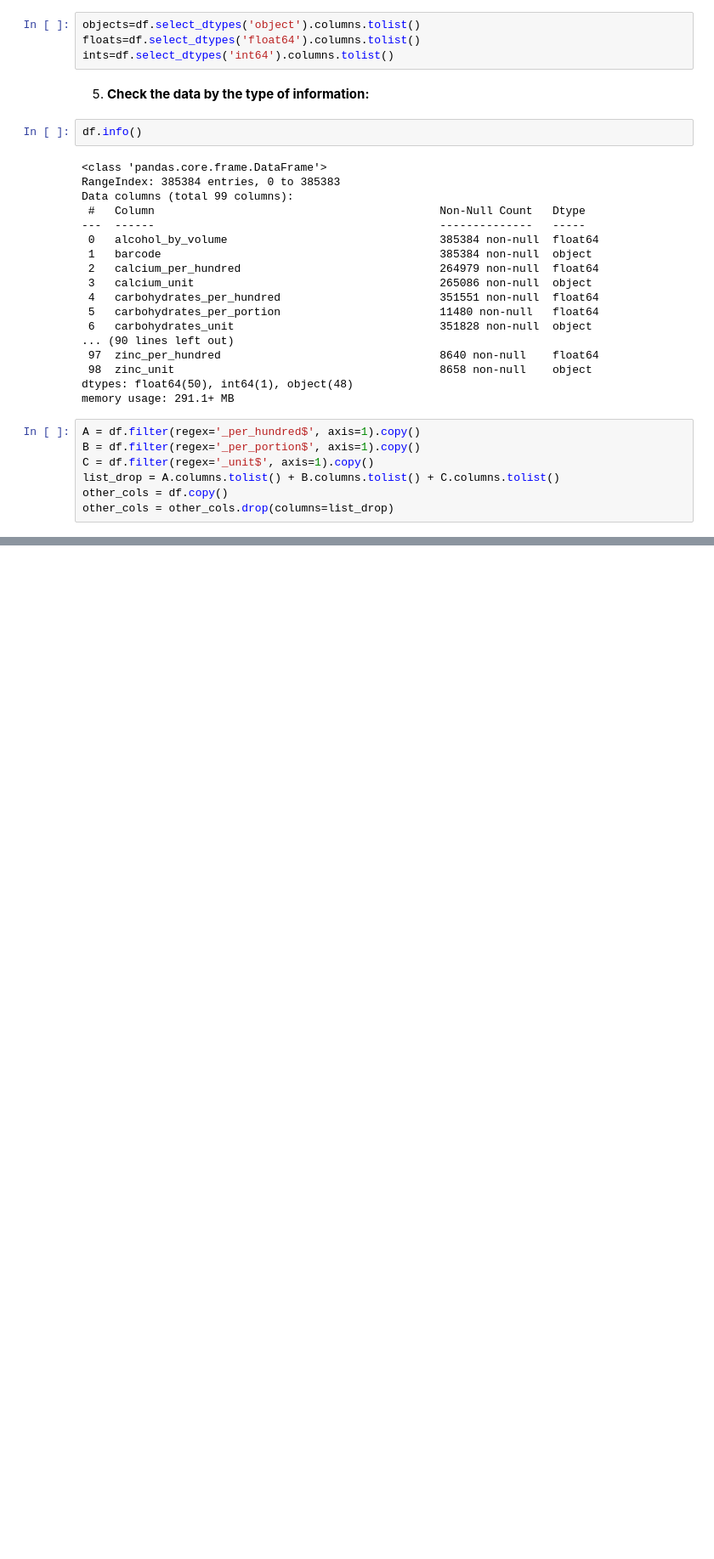
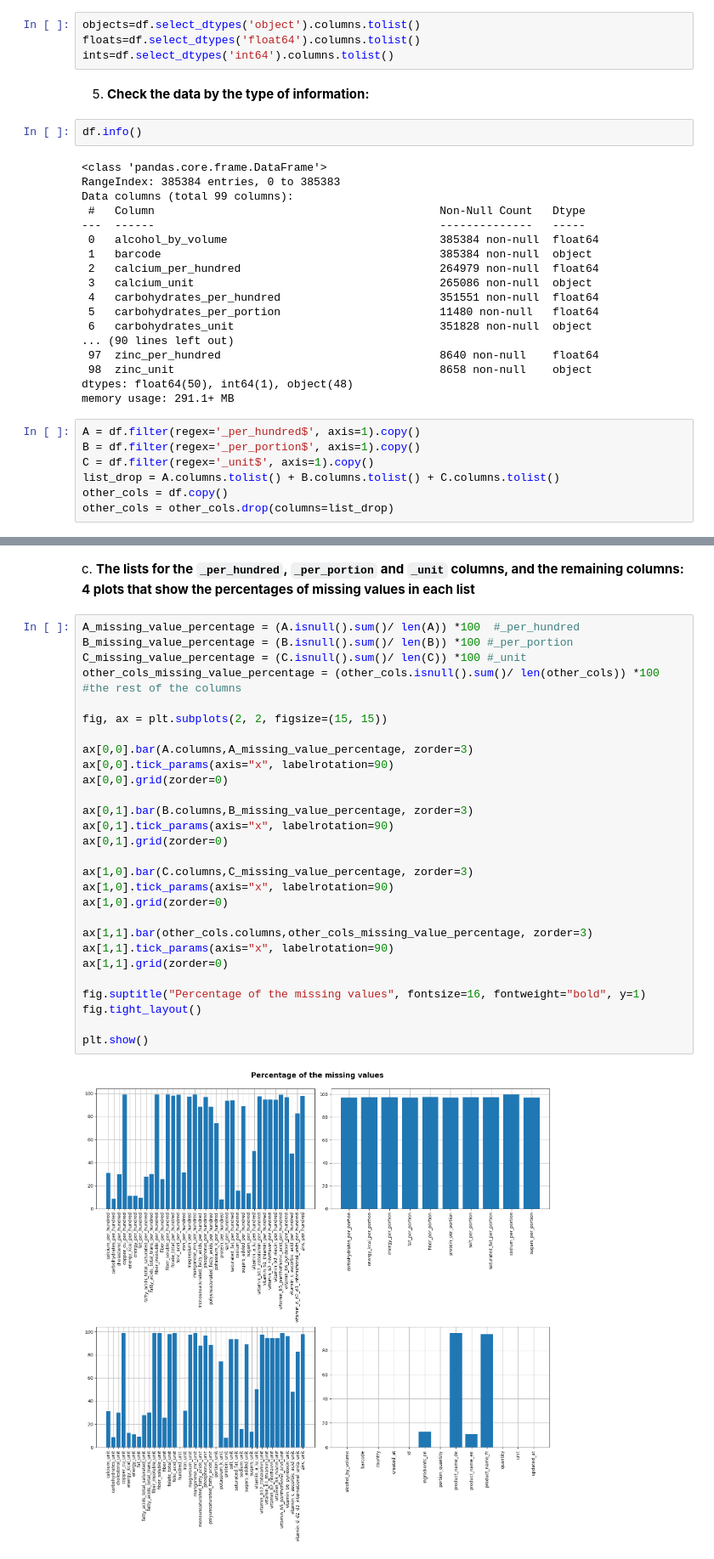
Before and after one commit to maharhandi/Intro_data_analysis, a Jupyter notebook: OpenFood/OpenFood_data_analysis.ipynb, the cells around one changed output, grey strips where cells are left out. Shown at 85% size. Drawn from its saved outputs; the diff is of its cells as text; blank space fills up the shorter version.

```diff
--- a/OpenFood/OpenFood_data_analysis.ipynb
+++ b/OpenFood/OpenFood_data_analysis.ipynb
@@ -104,0 +184,32 @@ other_cols = other_cols.drop(columns=list_drop)
+# %% [markdown]
+   c. **The lists for the `_per_hundred`, `_per_portion` and `_unit` columns, and the remaining columns: 4 plots that show the percentages of missing values in each list**
+# %%
+A_missing_value_percentage = (A.isnull().sum()/ len(A)) *100  #_per_hundred
+B_missing_value_percentage = (B.isnull().sum()/ len(B)) *100 #_per_portion
+C_missing_value_percentage = (C.isnull().sum()/ len(C)) *100 #_unit
+other_cols_missing_value_percentage = (other_cols.isnull().sum()/ len(other_cols)) *100 #the rest of the columns
+
+fig, ax = plt.subplots(2, 2, figsize=(15, 15))
+
+ax[0,0].bar(A.columns,A_missing_value_percentage, zorder=3)
+ax[0,0].tick_params(axis="x", labelrotation=90)
+ax[0,0].grid(zorder=0)
+
+ax[0,1].bar(B.columns,B_missing_value_percentage, zorder=3)
+ax[0,1].tick_params(axis="x", labelrotation=90)
+ax[0,1].grid(zorder=0)
+
+ax[1,0].bar(C.columns,C_missing_value_percentage, zorder=3)
+ax[1,0].tick_params(axis="x", labelrotation=90)
+ax[1,0].grid(zorder=0)
+
+ax[1,1].bar(other_cols.columns,other_cols_missing_value_percentage, zorder=3)
+ax[1,1].tick_params(axis="x", labelrotation=90)
+ax[1,1].grid(zorder=0)
+
+fig.suptitle("Percentage of the missing values", fontsize=16, fontweight="bold", y=1)
+fig.tight_layout()
+
+plt.show()
+# %% [output]
+[figure, added]
```
Also changed, not shown: parts of 71 cells of this notebook.
